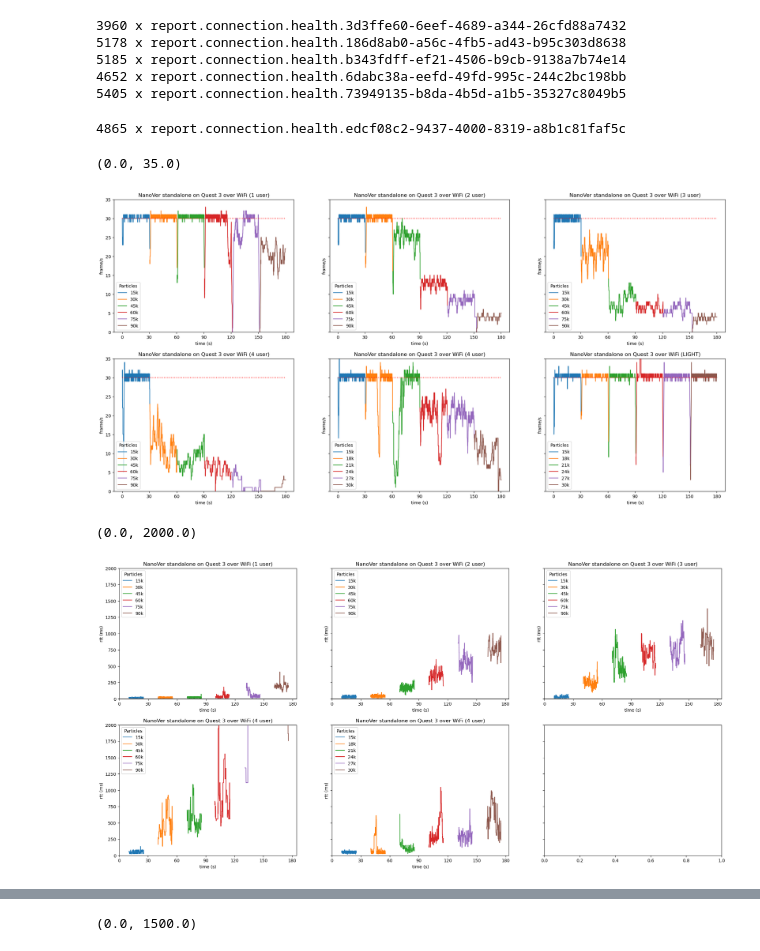
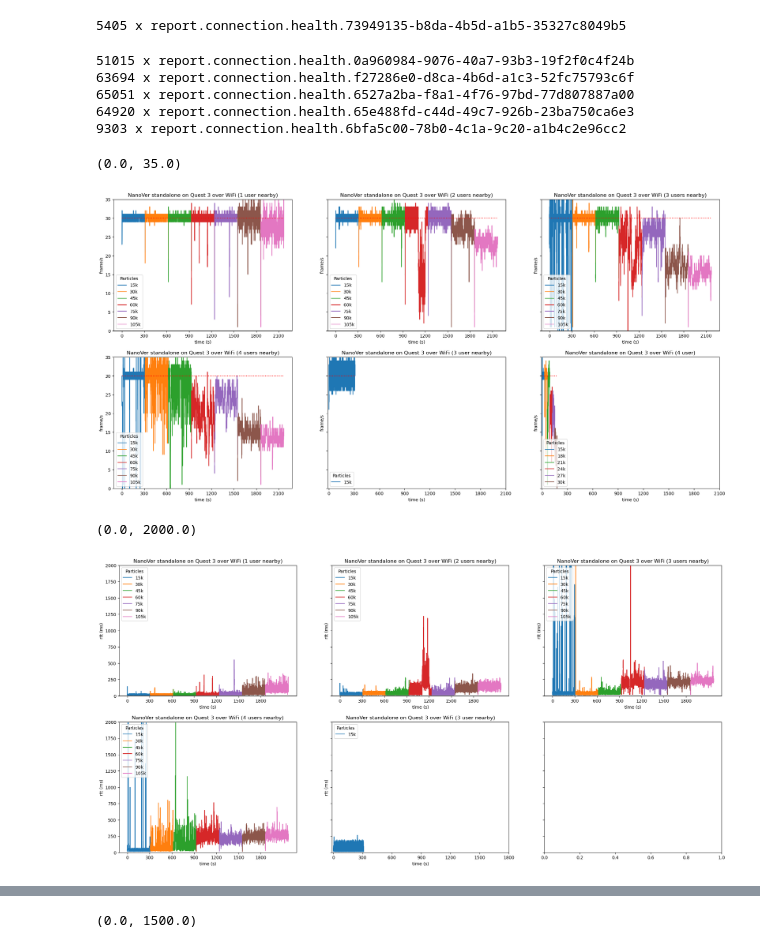
Before and after one commit to IRL2/nanover-server-py, a Jupyter notebook: tutorials/performance/perf-analysis.ipynb, the cells around one changed output, grey strips where cells are left out. Drawn from its saved outputs; the diff is of its cells as text; code cells hidden in the pictures.

```diff
--- a/tutorials/performance/perf-analysis.ipynb
+++ b/tutorials/performance/perf-analysis.ipynb
@@ -32,12 +32,15 @@ def read_recording_light(path):
                 if "report.connection.health" in key:
                     health_key = key
 
+        assert health_key is not None, "No health reports found"
+        assert "suggested" not in health_key, "No health reports found"
+
         for event in reader.iter_max():
             if event.next_state_event is not None:
                 with suppress(MissingDataError):
                     count = int(re.search('0*([0-9]+)', event.next_state.get("simulation.name"), re.IGNORECASE).group(1))
-
-                    data.append({ "particles": count, "timestamp": event.timestamp, **event.next_state.get(health_key) })
+                    health = event.next_state.get(health_key)
+                    data.append({ "particles": count, "timestamp": event.timestamp, **health })
 
     print(len(data), "x", health_key)
     return data
@@ -101,57 +47,61 @@ plt.ylim(top=35, bottom=0)
 # %%
 DATASETS_REDO = [
-    (read_recording("REDO--solvent-hidden-1-user.nanover.zip"), "1 user"),
-    (read_recording("REDO--solvent-hidden-2-user.nanover.zip"), "2 user"),
-    (read_recording("REDO--solvent-hidden-3-user.nanover.zip"), "3 user"),
-    (read_recording("REDO--solvent-hidden-4-user.nanover.zip"), "4 user"),
+    # (read_recording("REDO--solvent-hidden-1-user.nanover.zip"), "1 user"),
+    # (read_recording("REDO--solvent-hidden-2-user.nanover.zip"), "2 user"),
+    # (read_recording("REDO--solvent-hidden-3-user.nanover.zip"), "3 user"),
+    # (read_recording("REDO--solvent-hidden-4-user.nanover.zip"), "4 user"),
     (read_recording("REDO--solvent-hidden-4-user--granular.nanover.zip"), "4 user"),
 ]
 # %% [output]
-3960 x report.connection.health.3d3ffe60-6eef-4689-a344-26cfd88a7432
-5178 x report.connection.health.186d8ab0-a56c-4fb5-ad43-b95c303d8638
-5185 x report.connection.health.b343fdff-ef21-4506-b9cb-9138a7b74e14
-4652 x report.connection.health.6dabc38a-eefd-49fd-995c-244c2bc198bb
 5405 x report.connection.health.73949135-b8da-4b5d-a1b5-35327c8049b5
 # %%
 DATASETS_LIGHT = [
-    (read_recording_light("FAKE.nanover.zip"), "LIGHT"),
+    (read_recording_light("LAB-310s--solvent-hidden-1-user.nanover.zip"), "1 user nearby"),
+    (read_recording_light("LAB-310s--solvent-hidden-2-user.nanover.zip"), "2 users nearby"),
+    (read_recording_light("LAB-310s--solvent-hidden-3-user.nanover.zip"), "3 users nearby"),
+    (read_recording_light("LAB-310s--solvent-hidden-4-user.nanover.zip"), "4 users nearby"),
+    (read_recording_light("LAB-310s--solvent-hidden-3-user--EXTRA.nanover.zip"), "3 user nearby"),
 ]
 # %% [output]
-4865 x report.connection.health.edcf08c2-9437-4000-8319-a8b1c81faf5c
+51015 x report.connection.health.0a960984-9076-40a7-93b3-19f2f0c4f24b
+63694 x report.connection.health.f27286e0-d8ca-4b6d-a1c3-52fc75793c6f
+65051 x report.connection.health.6527a2ba-f8a1-4f76-97bd-77d807887a00
+64920 x report.connection.health.65e488fd-c44d-49c7-926b-23ba750ca6e3
+9303 x report.connection.health.6bfa5c00-78b0-4c1a-9c20-a1b4c2e96cc2
 # %%
 import matplotlib.pyplot as plt
 import numpy as np
 
 f, axes = plt.subplots(2, 3, sharey=True)
 f.set_figwidth(25)
 f.set_figheight(12)
 
-for i, (DATASET, LABEL) in enumerate(DATASETS_REDO + DATASETS_LIGHT):
+for i, (DATASET, LABEL) in enumerate(DATASETS_LIGHT + DATASETS_REDO):
     COUNTS = sorted(set(line["particles"] for line in DATASET))
 
     ax = axes.flatten()[i]
     ax.set_xlabel("time (s)")
     ax.set_ylabel("frame/s")
 
     for count in COUNTS:
         DATA = [[line["timestamp"] / 10**6, line["frame"]] for line in DATASET if line["particles"] == count]
         # third = len(DATA) // 3
         # sixth = len(DATA) // 6
         # DATA_X, DATA_Y = [pair[0] for pair in DATA][third:-sixth], [pair[1] for pair in DATA][third:-sixth]
         DATA_X, DATA_Y = [pair[0] for pair in DATA], [pair[1] for pair in DATA]
         ax.plot(DATA_X, DATA_Y, label=f"{count//1000}k")
 
     ax.legend(title="Particles", loc="lower left")
     ax.title.set_text(f"NanoVer standalone on Quest 3 over WiFi ({LABEL})")
     ax.hlines(30, 0, max(DATA_X), color="red", linestyles="dotted")
-    ax.set_xticks([x*30 for x in range(len(DATASETS_REDO)+2)])
+    ax.set_xticks([x*300 for x in range(len(DATASETS_LIGHT+DATASETS_REDO)+2)])
     ax.legend(title="Particles", loc="lower left")
 
 plt.ylim(top=35, bottom=0)
 # plt.ylim(top=250)
 # %% [output]
 (0.0, 35.0)
-[figure, old version]
+[figure, new version]
 # %%
 import matplotlib.pyplot as plt
 import numpy as np
@@ -160,7 +110,7 @@ f, axes = plt.subplots(2, 3, sharey=True)
 f.set_figwidth(25)
 f.set_figheight(12)
 
-for i, (DATASET, LABEL) in enumerate(DATASETS_REDO):
+for i, (DATASET, LABEL) in enumerate(DATASETS_LIGHT):
     COUNTS = sorted(set(line["particles"] for line in DATASET))
 
     ax = axes.flatten()[i]
@@ -169,21 +119,23 @@ for i, (DATASET, LABEL) in enumerate(DATASETS_REDO):
 
     for count in COUNTS:
         DATA = [[line["timestamp"] / 10**6, line["rtt"]] for line in DATASET if line["particles"] == count]
-        third = len(DATA) // 3
-        sixth = len(DATA) // 6
-        DATA_X, DATA_Y = [pair[0] for pair in DATA][third:-sixth], [pair[1] for pair in DATA][third:-sixth]
+        # third = len(DATA) // 3
+        # sixth = len(DATA) // 6
+        # DATA_X, DATA_Y = [pair[0] for pair in DATA][third:-sixth], [pair[1] for pair in DATA][third:-sixth]
+        DATA_X, DATA_Y = [pair[0] for pair in DATA], [pair[1] for pair in DATA]
         ax.plot(DATA_X, DATA_Y, label=f"{count//1000}k")
 
     ax.title.set_text(f"NanoVer standalone on Quest 3 over WiFi ({LABEL})")
     # ax.hlines(30, 0, max(DATA_X), color="red", linestyles="dotted")
-    ax.set_xticks([x*30 for x in range(len(DATASETS)+2)])
+    ax.set_xticks([x*300 for x in range(len(DATASETS_LIGHT)+2)])
     ax.legend(title="Particles", loc="upper left")
+
 
 plt.ylim(top=2000, bottom=0)
 # plt.ylim(top=250)
 # %% [output]
 (0.0, 2000.0)
-[figure, old version]
+[figure, new version]
 # %%
 import matplotlib.pyplot as plt
 import numpy as np
```
Also changed, not shown: parts of 4 cells of this notebook, 2 other files.
